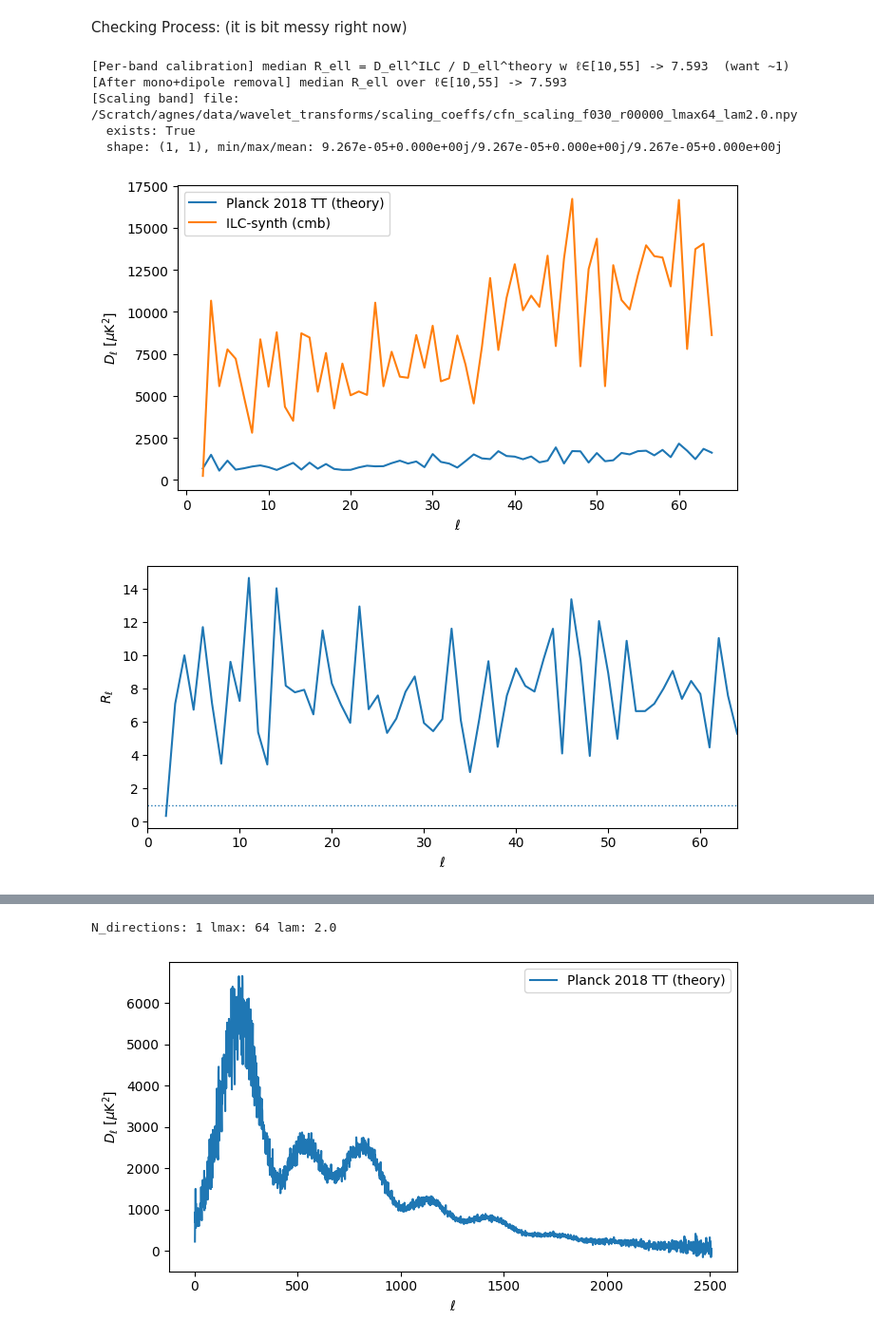
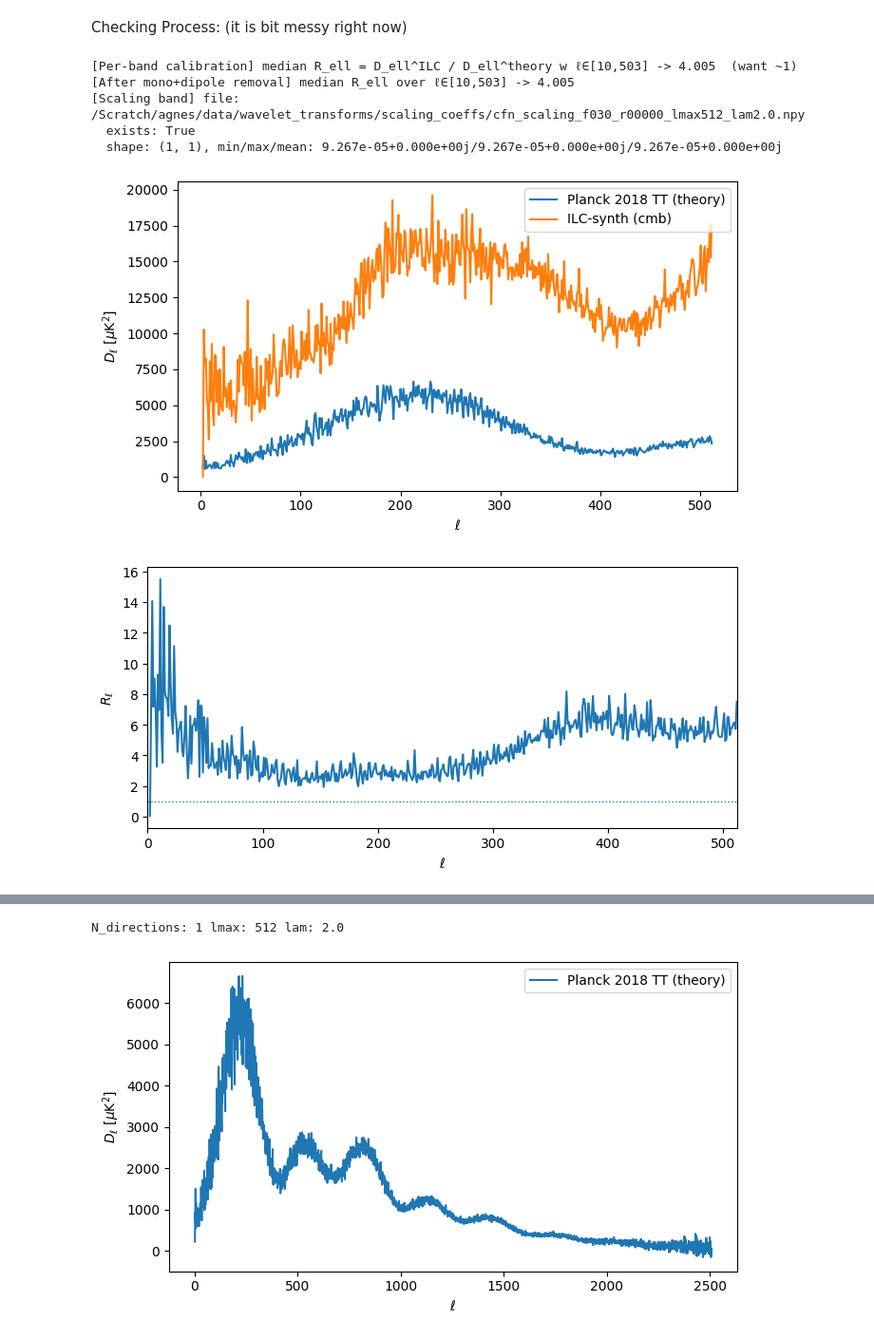
Before and after one commit to cid02210915/Skyclean, a Jupyter notebook: skyclean/silc/run_silc.ipynb, the cells around one changed output, grey strips where cells are left out. Shown at 95% size. Saved outputs shown, nothing was run; the diff lists cells and outputs as text; code cells hidden in the pictures.

Commit message:
lmax=512

```diff
--- a/skyclean/silc/run_silc.ipynb
+++ b/skyclean/silc/run_silc.ipynb
@@ -55,7 +58,7 @@ pipe = Pipeline(
     frequencies=["030","044","070","100","143","217","353","545","857"],
     realisations=1,
     start_realisation=0,
-    lmax=64,
+    lmax=1028,
     N_directions=1,
     lam=2.0,
     method="jax_cuda",
@@ -123,5 +135,5 @@ Wavelet transform for cfn at 857 GHz for realisation 0 saved.
 # %%
-pipe.F_source = "empirical"  # "empirical" or "theory"
+pipe.F_source = "theory"  # "empirical" or "theory"
 pipe.F_kwargs = {
     "base_dir": os.path.join(pipe.directory, "CMB_realisations"),
     "frequencies": pipe.frequencies,
@@ -213,6 +179,7 @@ ell, cl = pipe.step_power_spec(
 # %% [markdown]
 Checking Process: (it is bit messy right now)
 # %%
+
 import os
 import numpy as np
 import matplotlib.pyplot as plt
@@ -307,42 +274,35 @@ if fk:
 
     exists = os.path.exists(path_scal)
     print(f"[Scaling band] file: {path_scal}\n  exists: {exists}")
     if exists:
         f_scal = np.load(path_scal)
         print(f"  shape: {f_scal.shape}, min/max/mean: {f_scal.min():.3e}/{f_scal.max():.3e}/{f_scal.mean():.3e}")
 else:
     print("[Scaling band] No scaling-coeff template key ('f_scal' or 'scaling_coeffs') found in FileTemplates.")
 
 # --- 6) Plots: overlay + ratio ---
 plt.figure(figsize=(7,4))
 plt.plot(lax[2:], Dl_th[:L][2:], label="Planck 2018 TT (theory)")
 plt.plot(lax[2:], Dl_ilc[:L][2:], label=f"ILC-synth ({tgt})")
 plt.xlabel(r"$\ell$"); plt.ylabel(r"$D_\ell\ [\mu\mathrm{K}^2]$"); plt.legend(); plt.tight_layout(); plt.show()
 
 plt.figure(figsize=(7,3.5))
 plt.plot(lax[2:], rat[2:], label="ratio ILC/theory")
 plt.axhline(1.0, ls=":", lw=1)
 plt.xlim(0, L-1)
 plt.xlabel(r"$\ell$"); plt.ylabel(r"$R_\ell$")
 plt.tight_layout(); plt.show()
 
-plt.figure(figsize=(7,3.5))
-plt.plot(lax0[2:], rat0[2:], label="ratio after mono+dipole removal")
-plt.axhline(1.0, ls=":", lw=1)
-plt.xlim(0, L0-1)
-plt.xlabel(r"$\ell$"); plt.ylabel(r"$R_\ell$ (mono/dipole removed)")
-plt.tight_layout(); plt.show()
-
 # --- 7) Directionality metadata (informational) ---
 try:
     print("N_directions:", pipe.N_directions, "lmax:", pipe.lmax, "lam:", pipe.lam_str)
 except Exception:
     pass
 # %% [output]
-[Per-band calibration] median R_ell = D_ell^ILC / D_ell^theory w ℓ∈[10,55] -> 7.593  (want ~1)
-[After mono+dipole removal] median R_ell over ℓ∈[10,55] -> 7.593
-[Scaling band] file: /Scratch/agnes/data/wavelet_transforms/scaling_coeffs/cfn_scaling_f030_r00000_lmax64_lam2.0.npy
+[Per-band calibration] median R_ell = D_ell^ILC / D_ell^theory w ℓ∈[10,503] -> 4.005  (want ~1)
+[After mono+dipole removal] median R_ell over ℓ∈[10,503] -> 4.005
+[Scaling band] file: /Scratch/agnes/data/wavelet_transforms/scaling_coeffs/cfn_scaling_f030_r00000_lmax512_lam2.0.npy
   exists: True
   shape: (1, 1), min/max/mean: 9.267e-05+0.000e+00j/9.267e-05+0.000e+00j/9.267e-05+0.000e+00j
-[figure, old version]
+[figure, new version]
-[figure, old version]
+[figure, new version]
@@ -350,3 +309,3 @@ except Exception:
-N_directions: 1 lmax: 64 lam: 2.0
+N_directions: 1 lmax: 512 lam: 2.0
 # %%
 # Plot Planck 2018 best-fit TT theory (D_ell in µK^2) from cmb_spectrum.txt
```
Also changed, not shown: parts of 18 cells of this notebook.
